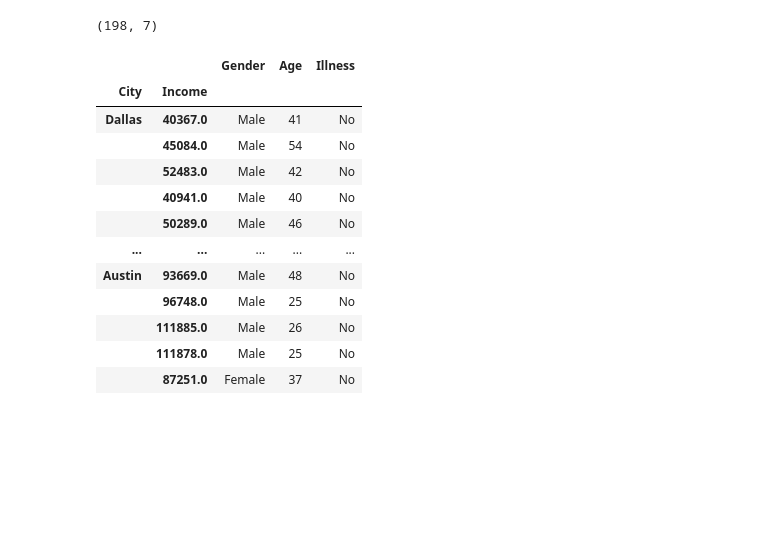
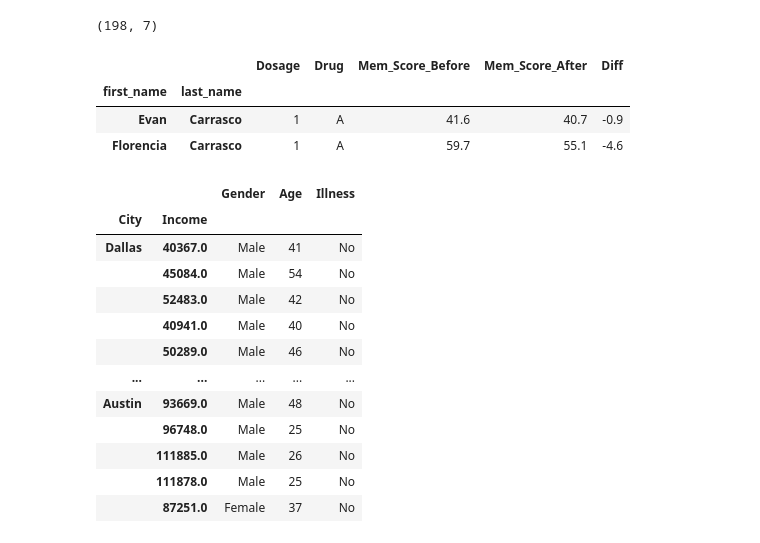
Before and after one commit to gseemann/pandas_tutorial, a Jupyter notebook: pandas_tutorial_p2.ipynb, the cells around one changed output. Saved outputs shown, nothing was run; the diff lists cells and outputs as text; code cells hidden in the pictures; blank space fills up the shorter version.

```diff
--- a/pandas_tutorial_p2.ipynb
+++ b/pandas_tutorial_p2.ipynb
@@ -241,6 +241,13 @@ df.head(10)
 df.shape
 # %% [output]
 (198, 7)
+# %%
+df.iloc[1:3,2:]
+# %% [output]
+|  |  | Dosage | Drug | Mem_Score_Before | Mem_Score_After | Diff |
+| first_name | last_name |  |  |  |  |  |
+| Evan | Carrasco | 1 | A | 41.6 | 40.7 | -0.9 |
+| Florencia | Carrasco | 1 | A | 59.7 | 55.1 | -4.6 |
 # %%
 #lets start by making the income
 df.set_index(['City', 'Income'])
```
